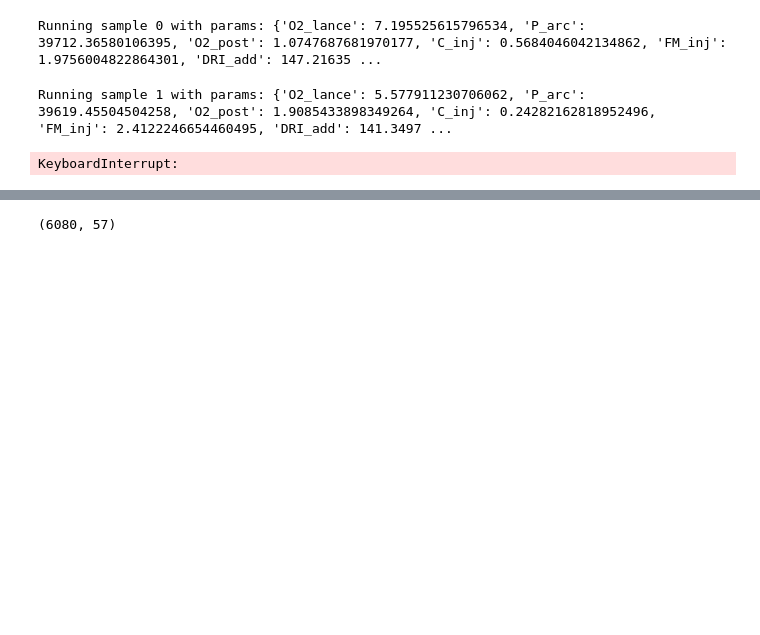
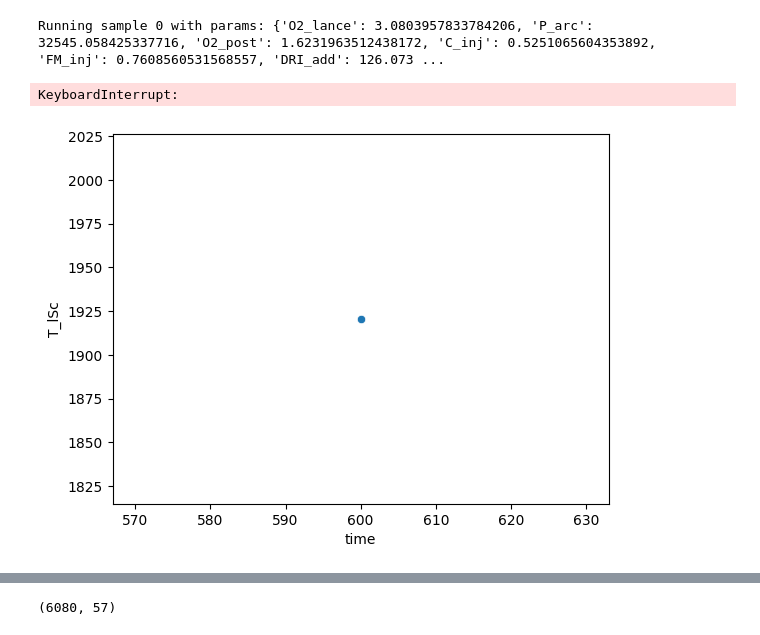
Before and after one commit to Dakantz/ParamInter, a Jupyter notebook: models/eaf/run_simulation.ipynb, the cells around one changed output, grey strips where cells are left out. Cells and saved outputs as stored; diff of their text form; code cells hidden in the pictures; blank space fills up the shorter version.

```diff
--- a/models/eaf/run_simulation.ipynb
+++ b/models/eaf/run_simulation.ipynb
@@ -55,35 +55,47 @@ samples_df
 # %%
 sampled_data = []
 test_params = EAFParameters()
 y_values = asdict(test_params)
 y_values = [
     y_val
     for y_val in y_values.keys()
     if y_val.startswith("T_") or y_val.startswith("MX_")
 ]
-with tqdm(total=samples_df.shape[0], iterable=samples_df.iterrows()) as gen:
-    for sample_id, params in gen:
-        print(f"Running sample {sample_id} with params: {params.to_dict()}")
-        eaf_params = EAFParameters()
-        eaf_params.secs = eaf_params.out + 1
-        for k, v in params.items():
-            setattr(eaf_params, k, v)
-        eaf_params.x_names = params.keys()
+sample_id = 0
+results = []
 
-        model = EAFModel(eaf_params)
-        for s in tqdm(range(int(model.p.secs // model.p.ts))):
-            step_eaf(model)
+params = samples_df.iloc[sample_id]
+print(f"Running sample {sample_id} with params: {params.to_dict()}")
+eaf_params = EAFParameters()
+for k, v in params.items():
+    setattr(eaf_params, k, v)
+eaf_params.x_names = params.keys()
 
-        sample = {
-            **params.to_dict(),
+model = EAFModel(eaf_params)
+last_takout = 0.0
+gen = tqdm(range(int(model.p.secs // model.p.ts)))
+for s in gen:
+
+    step_eaf(model)
+
+    time = s * model.p.ts
+    gen.set_description(f"Time: {time:.1f}s, T_lSc: {model.p.T_lSc:.1f}K")
+
+    if model.p.out > 0.0 and (time - last_takout) >= model.p.out:
+        last_takout = time
+        result = {
+            "time": time,
+            **params,
             **{y: getattr(model.p, y) for y in y_values},
         }
-
-        sampled_data.append(sample)
-        gen.set_description(f"Sample ID: {sample_id}/{samples_df.shape[0]}")
-        gen.refresh()
-        gen.update(1)
+        for k, v in result.items():
+            if isinstance(v, pt.Tensor):
+                result[k] = v.item()
+        results.append(result)
+        results_df = pd.DataFrame(results)
+        sns.scatterplot(data=results_df, x="time", y="T_lSc")
+results_df
 # %% [output]
-Running sample 0 with params: {'O2_lance': 7.195525615796534, 'P_arc': 39712.36580106395, 'O2_post': 1.0747687681970177, 'C_inj': 0.5684046042134862, 'FM_inj': 1.9756004822864301, 'DRI_add': 147.21635 ...
+Running sample 0 with params: {'O2_lance': 3.0803957833784206, 'P_arc': 32545.058425337716, 'O2_post': 1.6231963512438172, 'C_inj': 0.5251065604353892, 'FM_inj': 0.7608560531568557, 'DRI_add': 126.073 ...
-Running sample 1 with params: {'O2_lance': 5.577911230706062, 'P_arc': 39619.45504504258, 'O2_post': 1.9085433898349264, 'C_inj': 0.24282162818952496, 'FM_inj': 2.4122246654460495, 'DRI_add': 141.3497 ...
+KeyboardInterrupt:
-KeyboardInterrupt:
+[figure, added]
```
Also changed, not shown: parts of 3 cells of this notebook, 41 other files.
